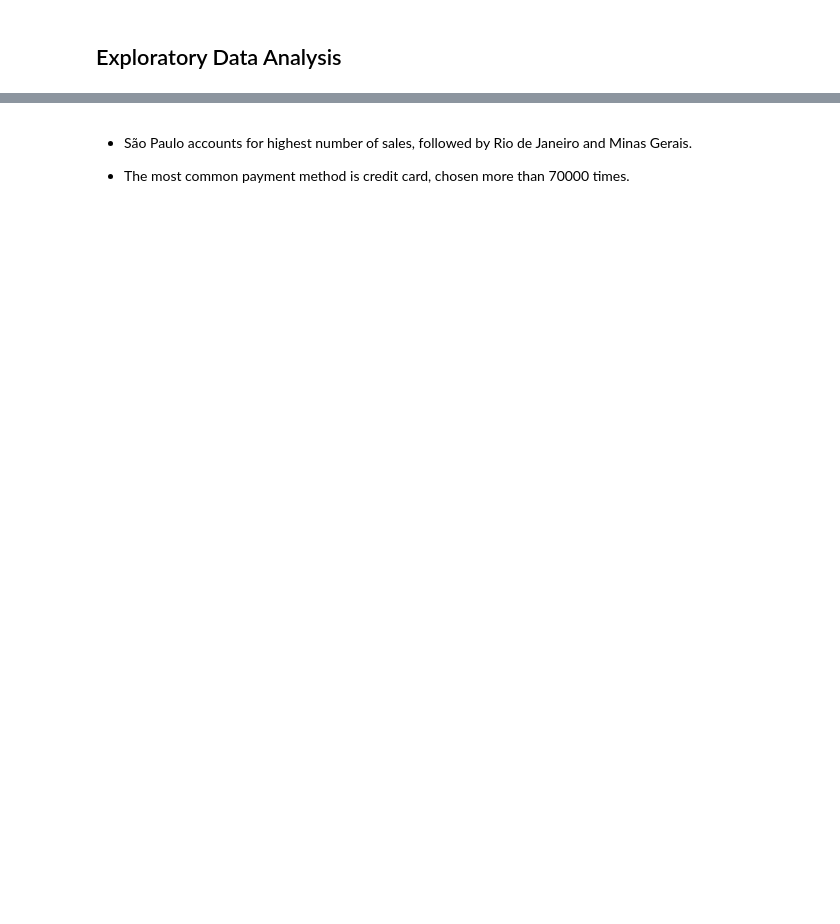
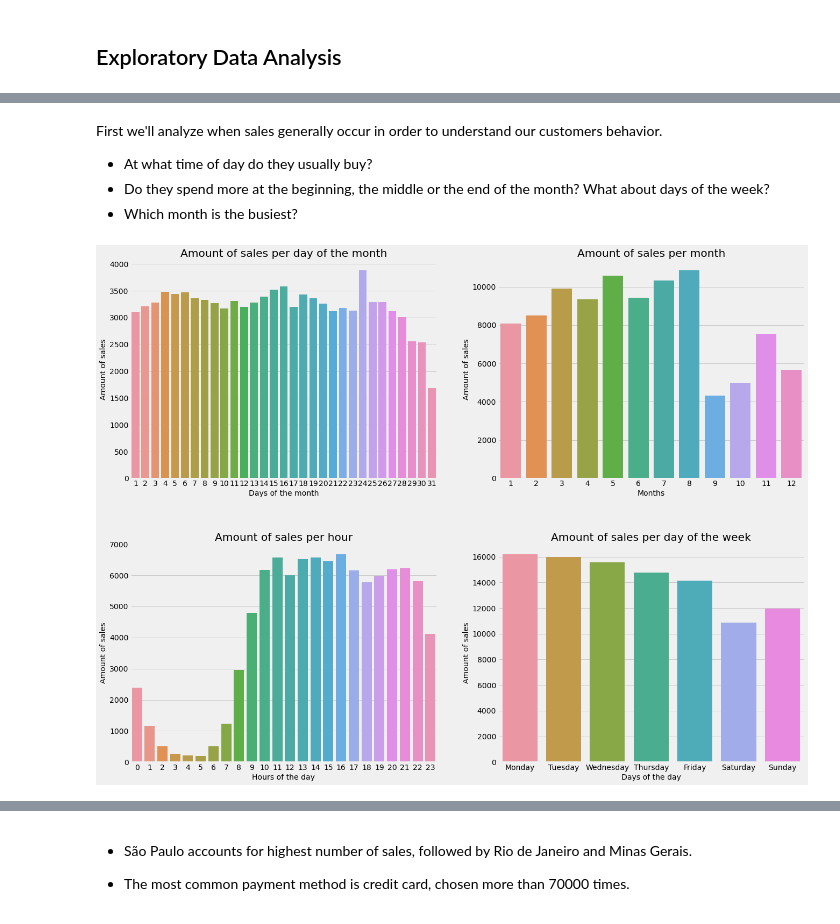
Before and after one commit to RStremel/olist-EDA, a Jupyter notebook: olist_eda.ipynb, the cells around one changed output, grey strips where cells are left out. Saved outputs shown, nothing was run; the diff lists cells and outputs as text; code cells hidden in the pictures; blank space fills up the shorter version.

```diff
--- a/olist_eda.ipynb
+++ b/olist_eda.ipynb
@@ -10,0 +70,5 @@ sns.set_palette('hls')
+# %%
+time_orders = ['order_purchase_timestamp','order_approved_at', 'order_delivered_carrier_date',
+                      'order_delivered_customer_date','order_estimated_delivery_date']
+
+orders[time_orders] = orders[time_orders].astype('datetime64[ns]')
@@ -22,0 +328,37 @@ orders = pd.read_csv('olist_orders_dataset.csv')
+# %% [markdown]
+First we'll analyze when sales generally occur in order to understand our customers behavior.
+ - At what time of day do they usually buy?
+ - Do they spend more at the beginning, the middle or the end of the month? What about days of the week?
+ - Which month is the busiest?
+# %%
+fig, axes = plt.subplots(2, 2, figsize=(20,16))
+plt.subplots_adjust(hspace = 0.3)
+
+sns.countplot(orders['order_purchase_day'],ax=axes[0,0])
+
+axes[0,0].set_title('Amount of sales per day of the month')
+axes[0,0].set_xlabel('Days of the month', size=14)
+axes[0,0].set_ylabel('Amount of sales', size=14)
+
+sns.countplot(orders['order_purchase_month'],ax=axes[0,1])
+
+axes[0,1].set_title('Amount of sales per month')
+axes[0,1].set_xlabel('Months', size=14)
+axes[0,1].set_ylabel('Amount of sales', size=14)
+
+sns.countplot(orders['order_purchase_hour'], ax=axes[1,0])
+
+axes[1,0].set_title('Amount of sales per hour')
+axes[1,0].set_xlabel('Hours of the day', size=14)
+axes[1,0].set_ylabel('Amount of sales', size=14)
+
+sns.countplot(orders['order_purchase_dayofweek'], order=['Monday','Tuesday','Wednesday','Thursday','Friday',
+                                                         'Saturday','Sunday'], ax=axes[1,1])
+
+axes[1,1].set_title('Amount of sales per day of the week')
+axes[1,1].set_xlabel('Days of the day', size=14)
+axes[1,1].set_ylabel('Amount of sales', size=14)
+
+plt.show()
+# %% [output]
+[figure, added]
```
Also changed, not shown: parts of 66 cells of this notebook.
